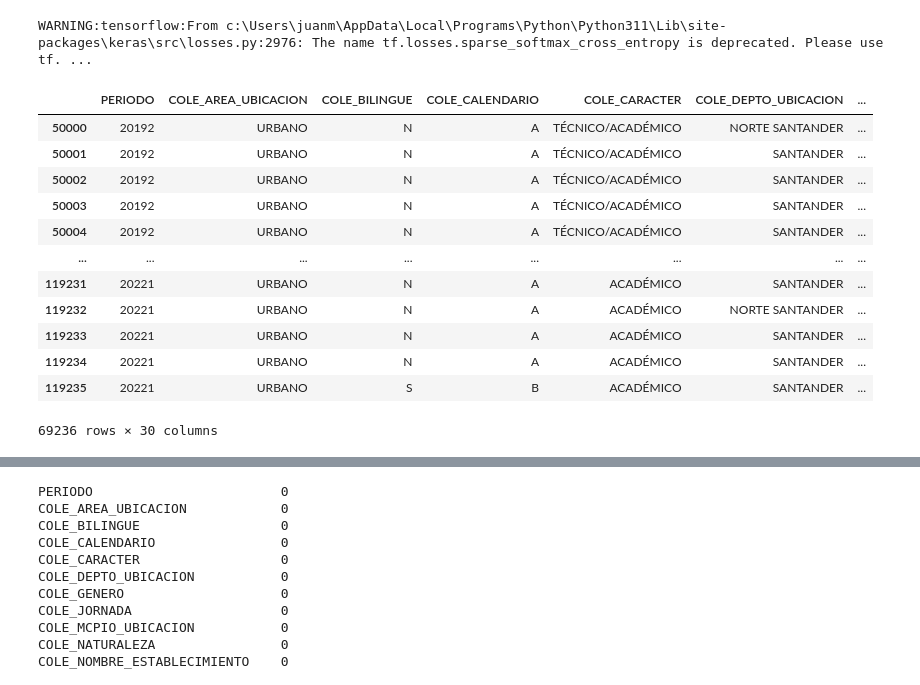
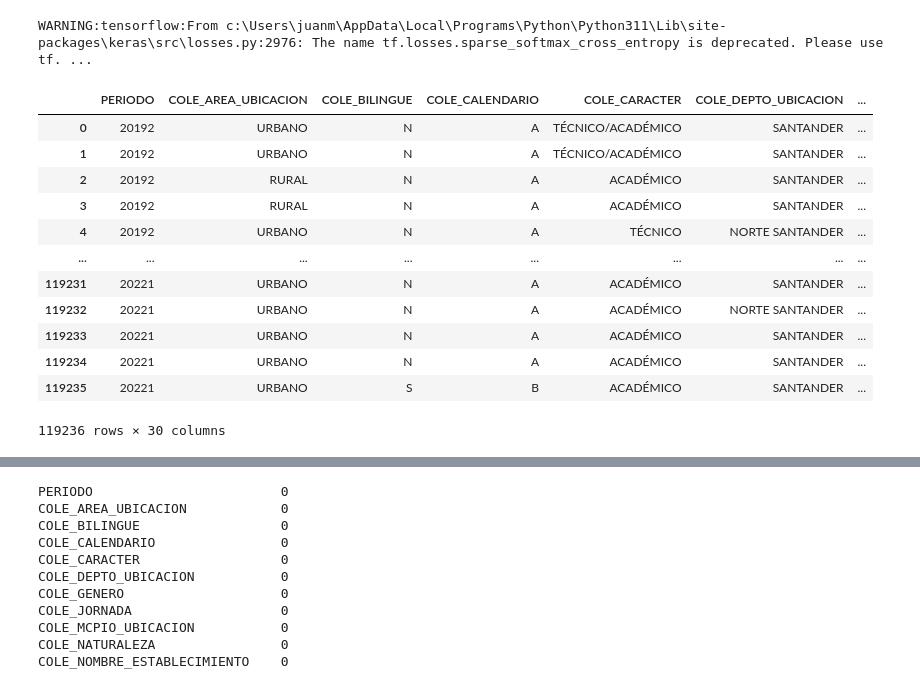
Before and after one commit to spulidod/Proyecto3_acdt, a Jupyter notebook: Modelo_Regresion.ipynb, the cells around one changed output, grey strips where cells are left out. Cells and saved outputs as stored; diff of their text form; code cells hidden in the pictures.

```diff
--- a/Modelo_Regresion.ipynb
+++ b/Modelo_Regresion.ipynb
@@ -17,19 +17,19 @@ WARNING:tensorflow:From c:\Users\juanm\AppData\Local\Programs\Python\Python311\L
 # %%
 df = pd.read_csv('data_limpieza.csv')
 #df = df.head(1000)
-df = df.iloc[50000:]
+#df = df.iloc[50000:]
 df
 # %% [output]
 |  | PERIODO | COLE_AREA_UBICACION | COLE_BILINGUE | COLE_CALENDARIO | COLE_CARACTER | COLE_DEPTO_UBICACION | ... |
-| 50000 | 20192 | URBANO | N | A | TÉCNICO/ACADÉMICO | NORTE SANTANDER | ... |
-| 50001 | 20192 | URBANO | N | A | TÉCNICO/ACADÉMICO | SANTANDER | ... |
-| 50002 | 20192 | URBANO | N | A | TÉCNICO/ACADÉMICO | SANTANDER | ... |
-| 50003 | 20192 | URBANO | N | A | TÉCNICO/ACADÉMICO | SANTANDER | ... |
-| 50004 | 20192 | URBANO | N | A | TÉCNICO/ACADÉMICO | SANTANDER | ... |
+| 0 | 20192 | URBANO | N | A | TÉCNICO/ACADÉMICO | SANTANDER | ... |
+| 1 | 20192 | URBANO | N | A | TÉCNICO/ACADÉMICO | SANTANDER | ... |
+| 2 | 20192 | RURAL | N | A | ACADÉMICO | SANTANDER | ... |
+| 3 | 20192 | RURAL | N | A | ACADÉMICO | SANTANDER | ... |
+| 4 | 20192 | URBANO | N | A | TÉCNICO | NORTE SANTANDER | ... |
 | ... | ... | ... | ... | ... | ... | ... | ... |
 | 119231 | 20221 | URBANO | N | A | ACADÉMICO | SANTANDER | ... |
 | 119232 | 20221 | URBANO | N | A | ACADÉMICO | NORTE SANTANDER | ... |
 | 119233 | 20221 | URBANO | N | A | ACADÉMICO | SANTANDER | ... |
 | 119234 | 20221 | URBANO | N | A | ACADÉMICO | SANTANDER | ... |
 | 119235 | 20221 | URBANO | S | B | ACADÉMICO | SANTANDER | ... |
-69236 rows × 30 columns
+119236 rows × 30 columns
```
Also changed, not shown: parts of 1 cell of this notebook, 2 other files.
